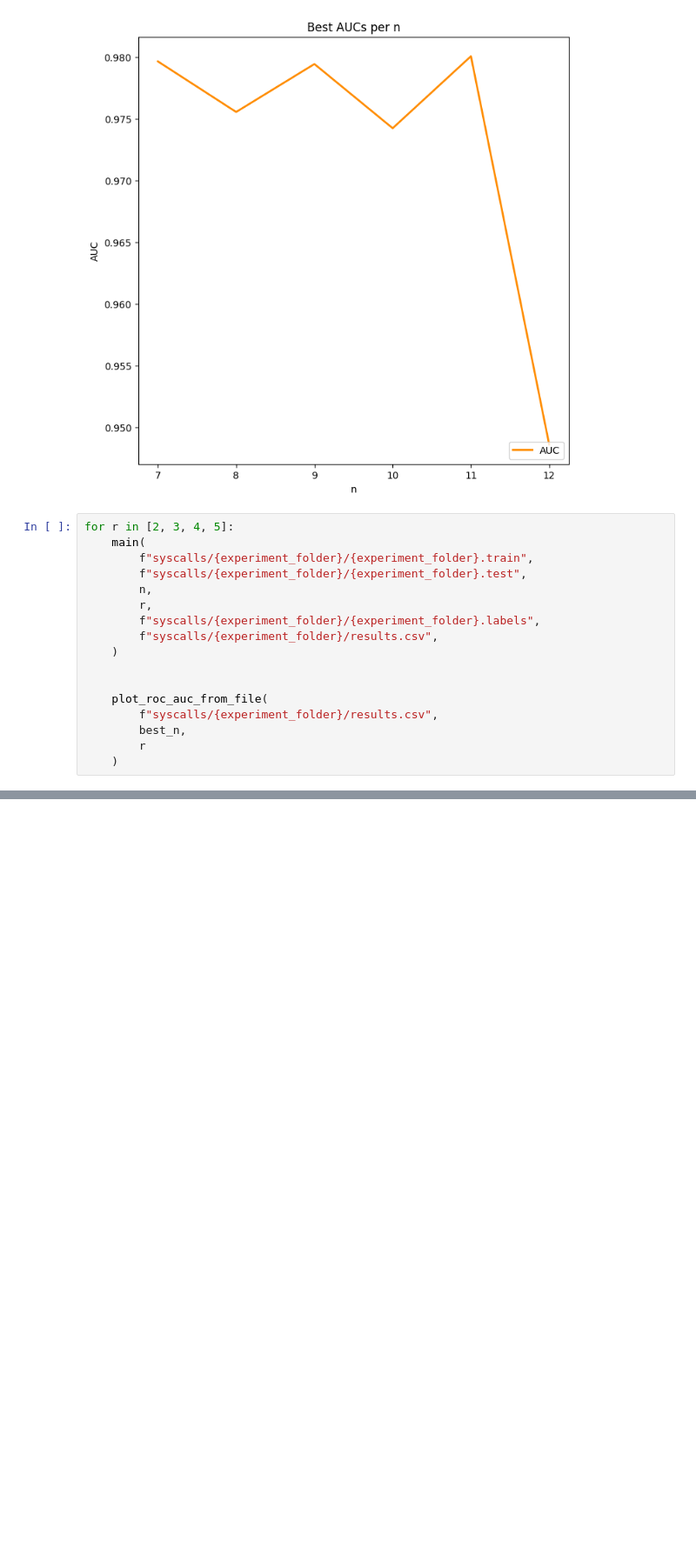
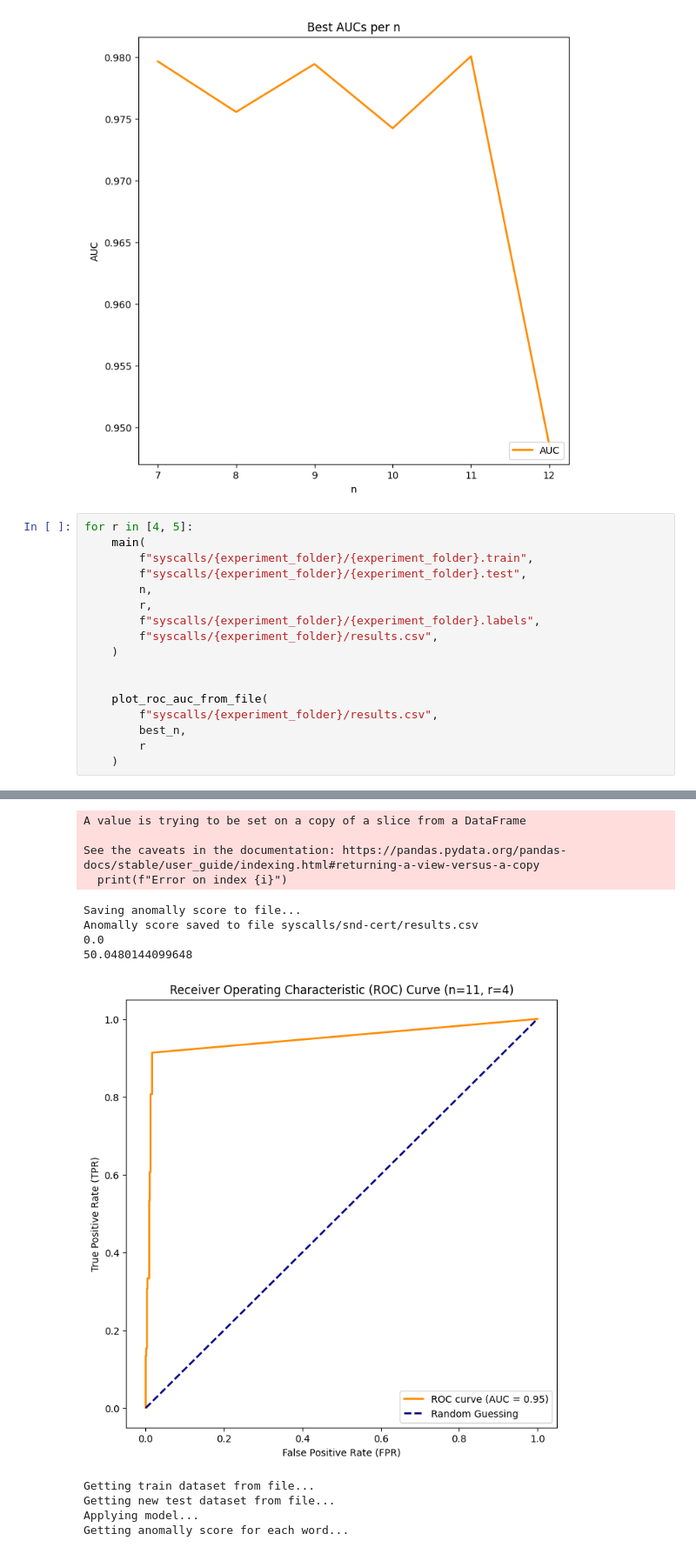
Before and after one commit to schmidtvinicius/ais, a Jupyter notebook: classifying-snd-cert.ipynb, the cells around one changed output, grey strips where cells are left out. Shown at 87% size. Cells and saved outputs as stored; diff of their text form; blank space fills up the shorter version.

Commit message:
chore: runs final version of cert notebook

```diff
--- a/classifying-snd-cert.ipynb
+++ b/classifying-snd-cert.ipynb
@@ -131,7 +131,7 @@ plot_best_aucs_per_n(
 # %% [output]
 [figure]
 # %%
-for r in [2, 3, 4, 5]:
+for r in [4, 5]:
     main(
         f"syscalls/{experiment_folder}/{experiment_folder}.train",
         f"syscalls/{experiment_folder}/{experiment_folder}.test",
@@ -153,0 +155,13 @@ Applying model...
+A value is trying to be set on a copy of a slice from a DataFrame
+
+See the caveats in the documentation: https://pandas.pydata.org/pandas-docs/stable/user_guide/indexing.html#returning-a-view-versus-a-copy
+  print(f"Error on index {i}")
+Saving anomally score to file...
+Anomally score saved to file syscalls/snd-cert/results.csv
+0.0
+50.0480144099648
+[figure, added]
+Getting train dataset from file...
+Getting new test dataset from file...
+Applying model...
+Getting anomally score for each word...
```
Also changed, not shown: parts of 1 cell of this notebook.
